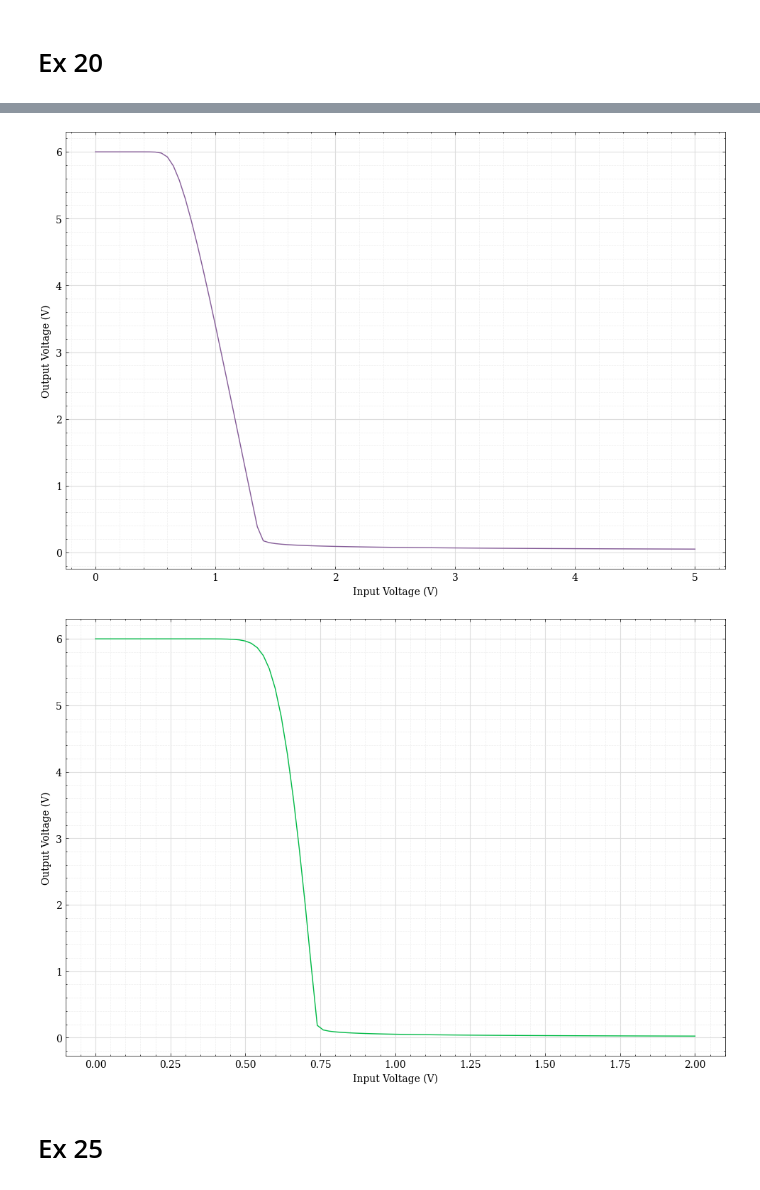
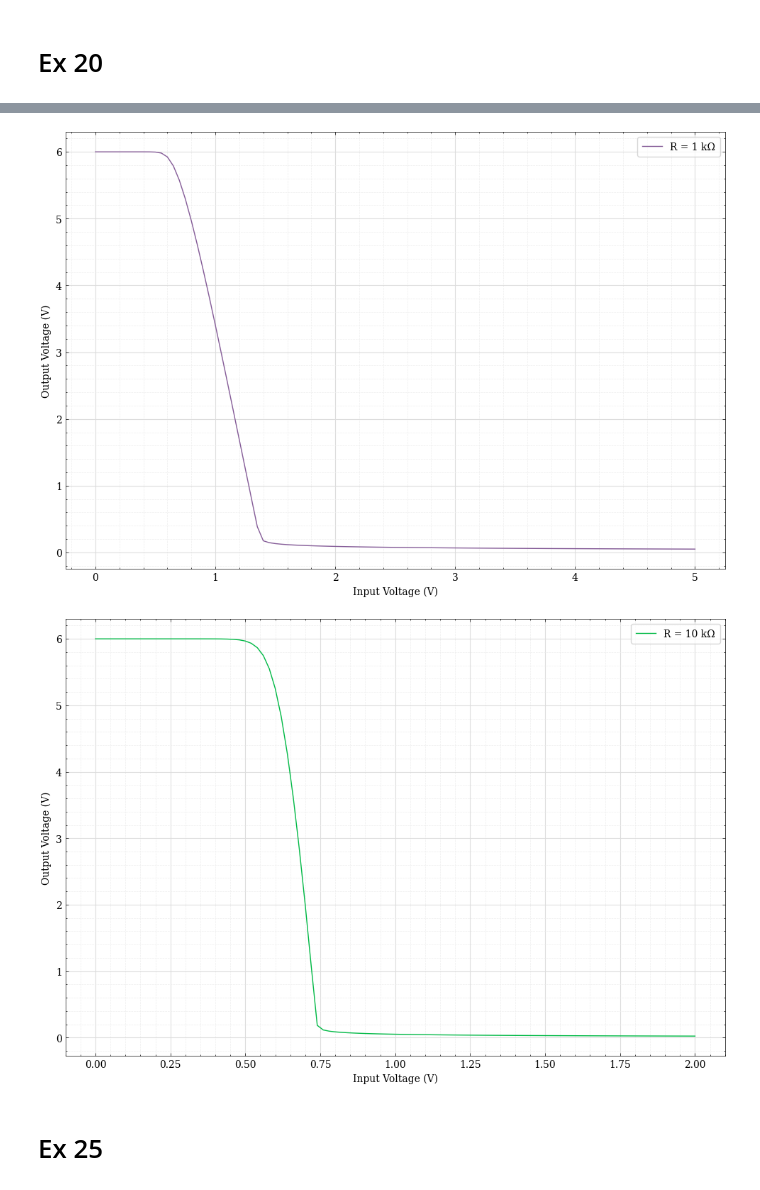
Before and after one commit to ikeasofabed/Labs-Code, a Jupyter notebook: labcode_s3/ElectronicsLab.ipynb, the cells around one changed output, grey strips where cells are left out. Cells and saved outputs as stored; diff of their text form; code cells hidden in the pictures.

```diff
--- a/labcode_s3/ElectronicsLab.ipynb
+++ b/labcode_s3/ElectronicsLab.ipynb
@@ -600,18 +608,20 @@ plt.show()
 # %%
-plt.plot(ex20_input_r1k, ex20_output_r1k, color='#845B97')
+plt.plot(ex20_input_r1k, ex20_output_r1k, color='#845B97', label='R = 1 kΩ')
 
 plt.xlabel('Input Voltage (V)')
 plt.ylabel('Output Voltage (V)')
 
 plt.minorticks_on()
 plt.grid(True, which="major", linewidth=0.8, color="#DDDDDD", zorder=2)
 plt.grid(True, which="minor", linewidth=0.5, color="#EEEEEE", linestyle="--", zorder=1)
 
+plt.legend(frameon=True, fancybox=True, framealpha=0.75, borderpad=0.5)
+
 plt.show()
 # %% [output]
-[figure, old version]
+[figure, new version]
 # %%
-plt.plot(ex20_input_r10k, ex20_output_r10k, color='#00B945')
+plt.plot(ex20_input_r10k, ex20_output_r10k, color='#00B945', label='R = 10 kΩ')
 
 plt.xlabel('Input Voltage (V)')
 plt.ylabel('Output Voltage (V)')
@@ -620,9 +630,11 @@ plt.minorticks_on()
 plt.grid(True, which="major", linewidth=0.8, color="#DDDDDD", zorder=2)
 plt.grid(True, which="minor", linewidth=0.5, color="#EEEEEE", linestyle="--", zorder=1)
 
+plt.legend(frameon=True, fancybox=True, framealpha=0.75, borderpad=0.5)
+
 plt.show()
 # %% [output]
-[figure, old version]
+[figure, new version]
 # %% [markdown]
 # Ex 25
 # %%
```
Also changed, not shown: parts of 9 cells of this notebook, 32 other files.
